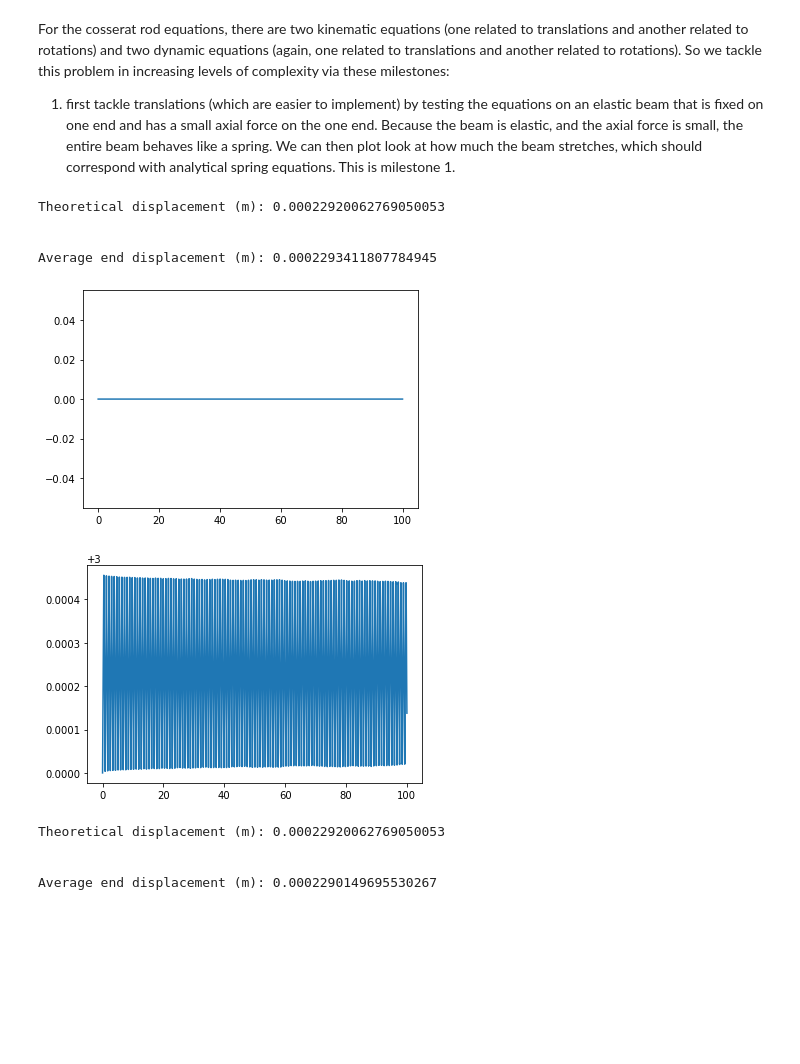
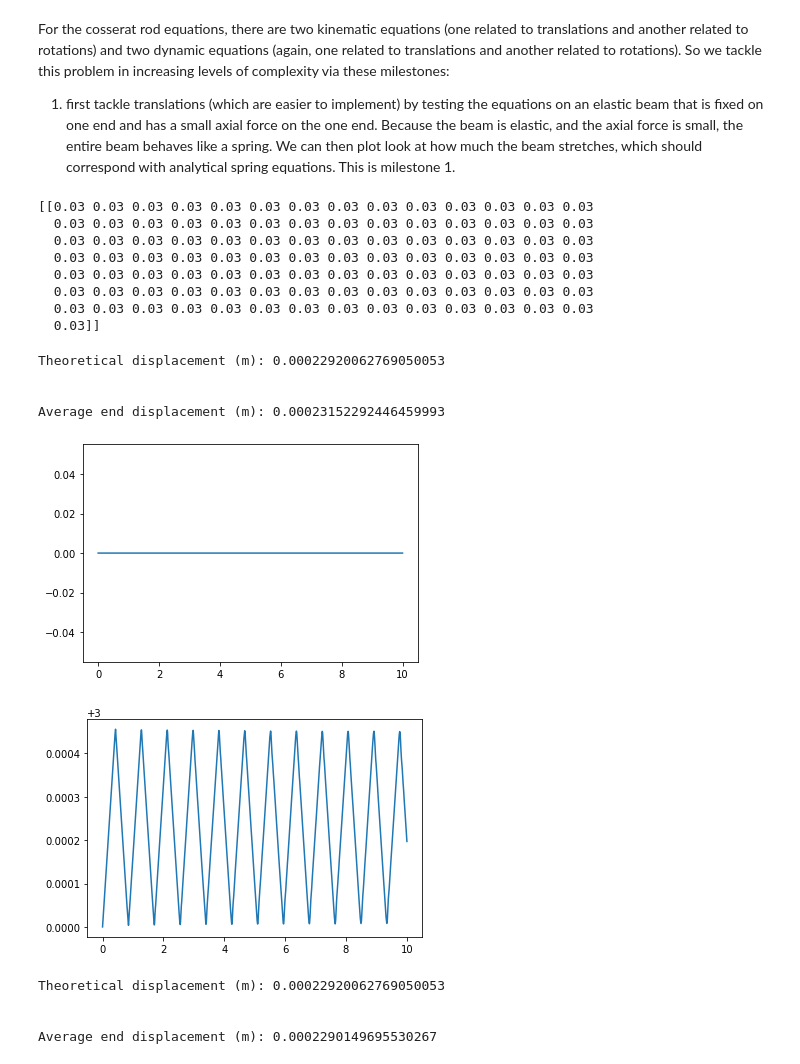
Before and after one commit to luketl2/ME-447-Project-2, a Jupyter notebook: snake_project_class.ipynb, the cells around one changed output. Cells and saved outputs as stored; diff of their text form; code cells hidden in the pictures; blank space fills up the shorter version.

```diff
--- a/snake_project_class.ipynb
+++ b/snake_project_class.ipynb
@@ -28,8 +28,6 @@ class cosserat_rod:
         self.reference_lengths_bold = self.positions[:, 1:] - self.positions[:, :-1]
         self.reference_lengths_norm = np.linalg.norm(self.reference_lengths_bold, axis=0, keepdims=True)
 
-        # this shape is less efficient but easier for us to think about
-        # self.directors = np.zeros((n_elements, 3, 3))
         self.directors = np.zeros((3, 3, n_elements))
         for idx in range(n_elements):
             self.directors[:, :, idx] = np.eye(3)
@@ -42,6 +40,29 @@ class cosserat_rod:
         self.masses[0] *= 0.5
         self.masses[-1] *= 0.5
 
+        element_I = np.array([1/12 * element_mass * (3 * np.square(rod_radius) + np.square(element_length)), \
+                     1/12 * element_mass * (3 * np.square(rod_radius) + np.square(element_length)), \
+                     0.5 * element_mass * rod_radius * rod_radius])
+
+        self.I = np.zeros((3, self.n_elements))
+        self.I[0,:] = element_I[0]
+        self.I[1,:] = element_I[1]
+        self.I[2,:] = element_I[2]
+
+        # Bend/twist matrix
+        self.B = np.zeros((3, 3, n_elements))
+        for idx in range(n_elements):
+            self.B[:, :, idx] = np.diag(element_I) * np.array([self.E, self.E, self.G])
+
+        self.J = rod_density*self.reference_lengths_norm*self.I
+
+        lengths_next = np.roll(self.lengths_norm, -1, 1)
+        D_ref = (lengths_next[:, :-1] + self.lengths_norm[:, :-1])/2
+        print(D_ref)
+
+        Q_next = np.roll(self.directors, -1, 2)[:, :, :-1]
+        self.kappa_ref = -np.log(np.einsum('ijk, ljk -> ilk', Q_next, self.directors[:, :, :-1])) / D_ref
+        self*kappa_ref = np.nan_to_num(self.kappa_ref, 0)
 
         '''Set up quantities that will capture motion'''
         # This way of doing it is bad and should be fixed, will throw error if you try to input your own vals
@@ -59,6 +80,7 @@ class cosserat_rod:
         self.tangents = self.lengths_bold / self.lengths_norm
 
         self.shear_stretch_strains = self.dilatations * self.tangents - self.directors[:, 2, :]
+
         # to get sigma in material frame
         self.shear_stretch_strains = np.einsum('ijk, jk-> ik', self.directors, self.shear_stretch_strains)
 
@@ -137,6 +159,8 @@ class cosserat_rod:
 
     # F = ma type calculations - key is to use position at half time step to recalc internal forces, then a
     def Newton2(self, temp_x):
+
+        # update vals to use force_rule at dt/2
         self.lengths_bold = temp_x[:, 1:] - temp_x[:, :-1]
         self.lengths_norm = np.linalg.norm(self.lengths_bold, axis=0, keepdims=True)
 
@@ -164,9 +188,9 @@ class cosserat_rod:
     def position_verlet(self, dt, x, v, force_rule):
         temp_x = x + 0.5*dt*v
         v_n = v + dt * force_rule(temp_x)
-        self.velocities[:,0] = np.zeros(3,)
+        #self.velocities[:,0] = np.zeros(3,)
         x_n = temp_x + 0.5 * dt * v_n
-        self.positions[:,0] = np.zeros(3,)
+        #self.positions[:,0] = np.zeros(3,)
         return x_n, v_n
 
     # run the simulation, specifying external conditions ** for now it's just for first benchmark
@@ -191,27 +215,35 @@ class cosserat_rod:
 # %%
 # Milestone 1
 stretch_case = cosserat_rod()
-t_total = 100
+t_total = 10
 dt = 3E-4
 ext_force = np.zeros((3, stretch_case.n_nodes))
 ext_force[-1, -1] = 15
 final_pos, position_history = stretch_case.run(ext_force, t_total, dt)
 
 time_history = np.arange(0, t_total, dt)
 plt.plot(time_history, position_history[-1,0,:])
 plt.figure()
 plt.plot(time_history, position_history[-1,-1,:])
 print()
 print('Average end displacement (m): ', end = '')
 print(np.mean(position_history[-1,-1,:]-position_history[-1,-1, 0]))
 print()
 # %% [output]
-Theoretical displacement (m): 0.00022920062769050053
-
-
-Average end displacement (m): 0.0002293411807784945
+[[0.03 0.03 0.03 0.03 0.03 0.03 0.03 0.03 0.03 0.03 0.03 0.03 0.03 0.03
+  0.03 0.03 0.03 0.03 0.03 0.03 0.03 0.03 0.03 0.03 0.03 0.03 0.03 0.03
+  0.03 0.03 0.03 0.03 0.03 0.03 0.03 0.03 0.03 0.03 0.03 0.03 0.03 0.03
+  0.03 0.03 0.03 0.03 0.03 0.03 0.03 0.03 0.03 0.03 0.03 0.03 0.03 0.03
+  0.03 0.03 0.03 0.03 0.03 0.03 0.03 0.03 0.03 0.03 0.03 0.03 0.03 0.03
+  0.03 0.03 0.03 0.03 0.03 0.03 0.03 0.03 0.03 0.03 0.03 0.03 0.03 0.03
+  0.03 0.03 0.03 0.03 0.03 0.03 0.03 0.03 0.03 0.03 0.03 0.03 0.03 0.03
+  0.03]]
+Theoretical displacement (m): 0.00022920062769050053
+
+
+Average end displacement (m): 0.00023152292446459993
-[figure, old version]
+[figure, new version]
-[figure, old version]
+[figure, new version]
 # %%
 stretch_case = cosserat_rod(1)
 t_total = 100
```
